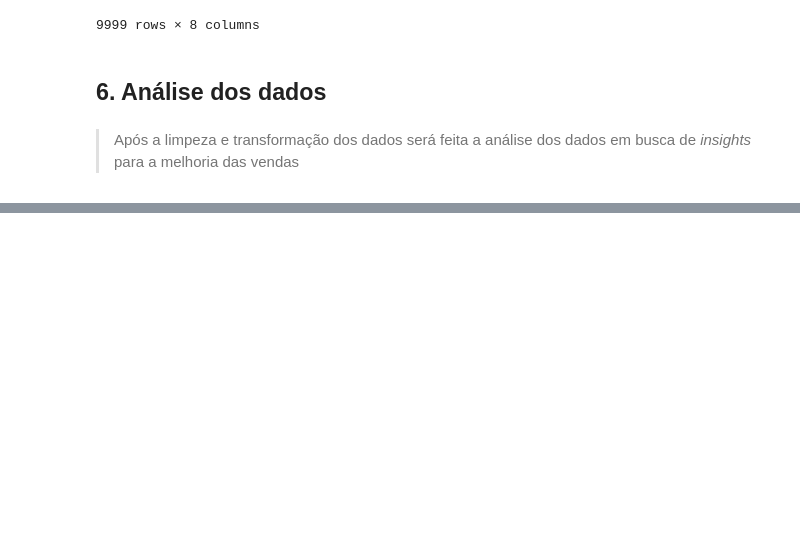
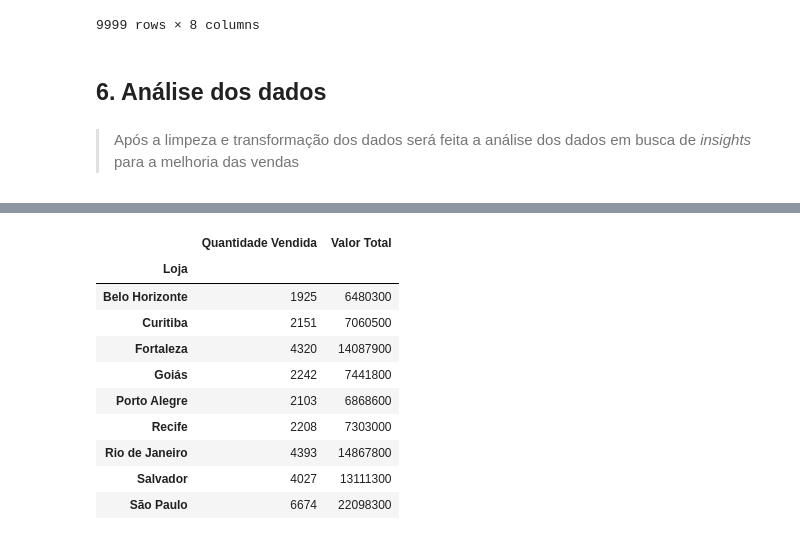
Before and after one commit to Natalia-SB/Portfolio, a Jupyter notebook: vendas.ipynb, the cells around one changed output, grey strips where cells are left out. Drawn from its saved outputs; the diff is of its cells as text; code cells hidden in the pictures; blank space fills up the shorter version.

```diff
--- a/vendas.ipynb
+++ b/vendas.ipynb
@@ -173,0 +231,16 @@ display(vendas)
+# %%
+#informações das vendas agrupadas por loja, quantidade total vendida e pelo valor total vendido de cada produto
+
+vendas [["Loja", "Quantidade Vendida", "Valor Total"]].groupby("Loja").sum()
+# %% [output]
+|  | Quantidade Vendida | Valor Total |
+| Loja |  |  |
+| Belo Horizonte | 1925 | 6480300 |
+| Curitiba | 2151 | 7060500 |
+| Fortaleza | 4320 | 14087900 |
+| Goiás | 2242 | 7441800 |
+| Porto Alegre | 2103 | 6868600 |
+| Recife | 2208 | 7303000 |
+| Rio de Janeiro | 4393 | 14867800 |
+| Salvador | 4027 | 13111300 |
+| São Paulo | 6674 | 22098300 |
```
Also changed, not shown: parts of 6 cells of this notebook.
